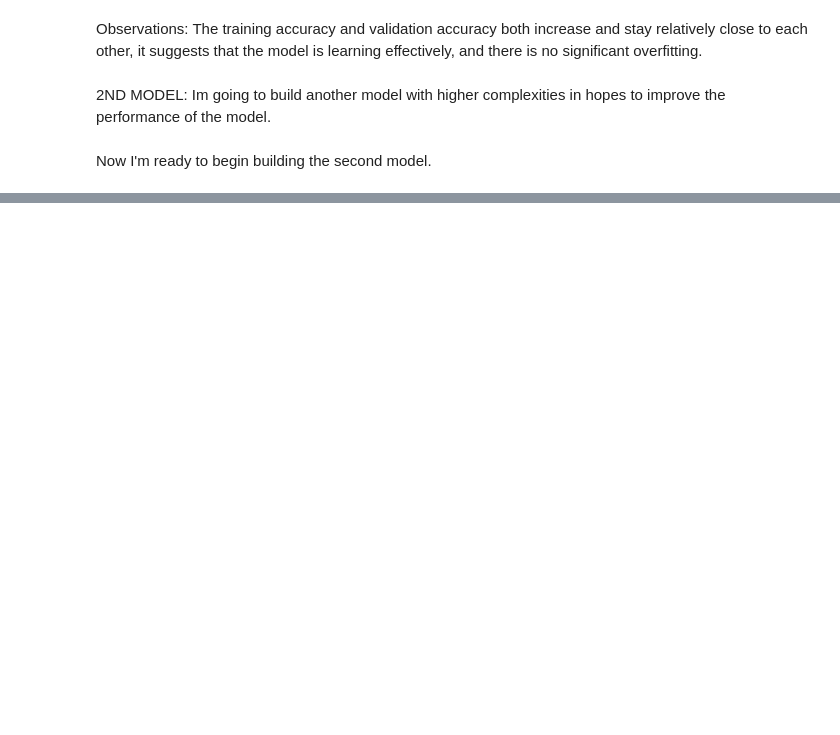
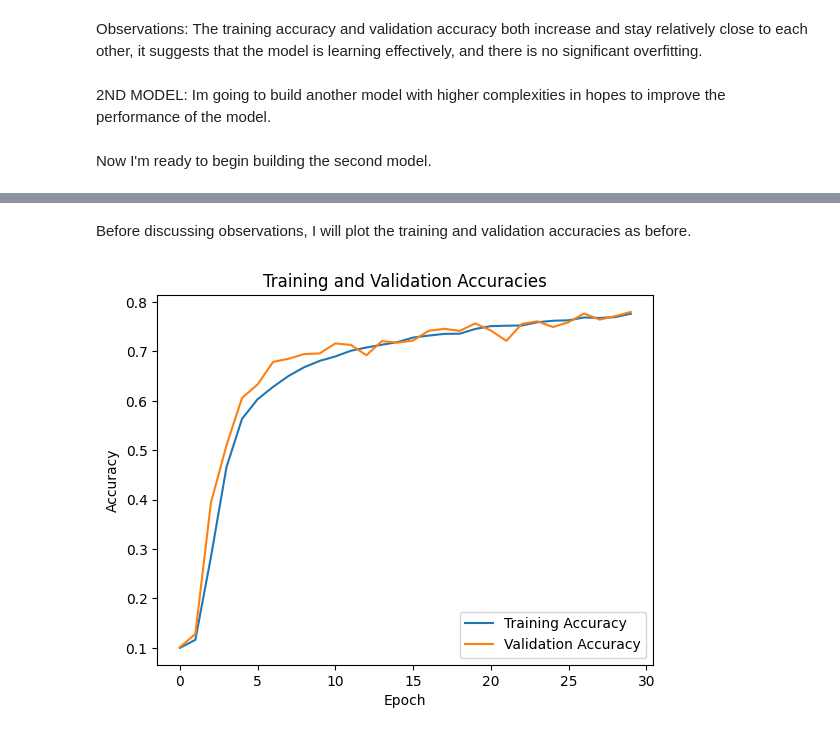
Before and after one commit to AnovaYoung/Malaria-Identification, a Jupyter notebook: DeepLearning_CaseStudy.ipynb, the cells around one changed output, grey strips where cells are left out. Drawn from its saved outputs; the diff is of its cells as text; code cells hidden in the pictures; blank space fills up the shorter version.

```diff
--- a/DeepLearning_CaseStudy.ipynb
+++ b/DeepLearning_CaseStudy.ipynb
@@ -278,3 +278,29 @@ np.random.seed(seed_value)
 tf.random.set_seed(seed_value)
 # %% [markdown]
 Now I'm ready to begin building the second model.
+# %%
+import numpy as np
+import tensorflow as tf
+from tensorflow.keras.models import Sequential
+from tensorflow.keras.layers import Dense, Dropout, BatchNormalization
+from tensorflow.keras.optimizers import Adam
+
+def nn_model_2(num_classes):
+  model = Sequential([
+      Dense(256, activation='relu', input_shape=(1024, )),
+      Dense(128, activation='relu'),
+      Dropout(0.2), #force the model to learn in a general way.
+      Dense(64, activation='relu'),
+      Dense(64, activation='relu'),
+      Dense(32, activation='relu'),
+      BatchNormalization(),
+      Dense(num_classes, activation='softmax')
+  ])
+
+  model.compile(loss='categorical_crossentropy',
+                optimizer=Adam(learning_rate=0.0005),
+                metrics=['accuracy'])
+  return model
+# %%
+num_classes = 10
+model2 = nn_model_2(num_classes)
@@ -280,0 +329,2 @@ Now I'm ready to begin building the second model.
+# %%
+history = model2.fit(X_train_normalized, y_train_encoded, validation_split=0.2, batch_size=128, epochs=30, verbose=1)
@@ -280,0 +349,14 @@ Now I'm ready to begin building the second model.
+# %% [markdown]
+Before discussing observations, I will plot the training and validation accuracies as before.
+# %%
+import matplotlib.pyplot as plt
+
+plt.plot(history.history['accuracy'], label= 'Training Accuracy')
+plt.plot(history.history['val_accuracy'], label='Validation Accuracy')
+plt.xlabel('Epoch')
+plt.ylabel('Accuracy')
+plt.legend()
+plt.title('Training and Validation Accuracies')
+plt.show()
+# %% [output]
+[figure, added]
```
Also changed, not shown: parts of 12 cells of this notebook.
